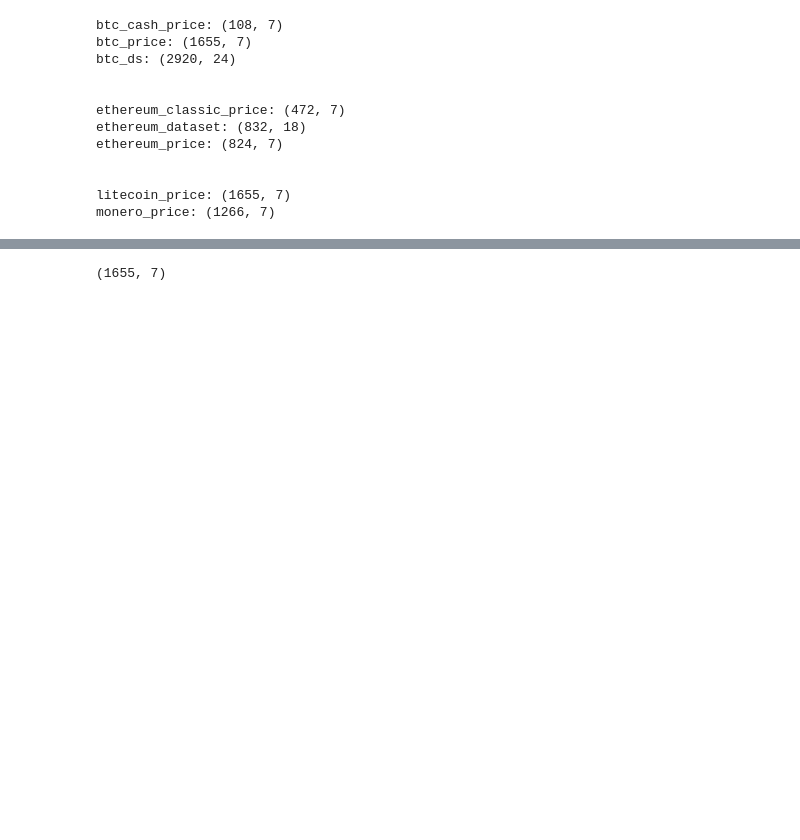
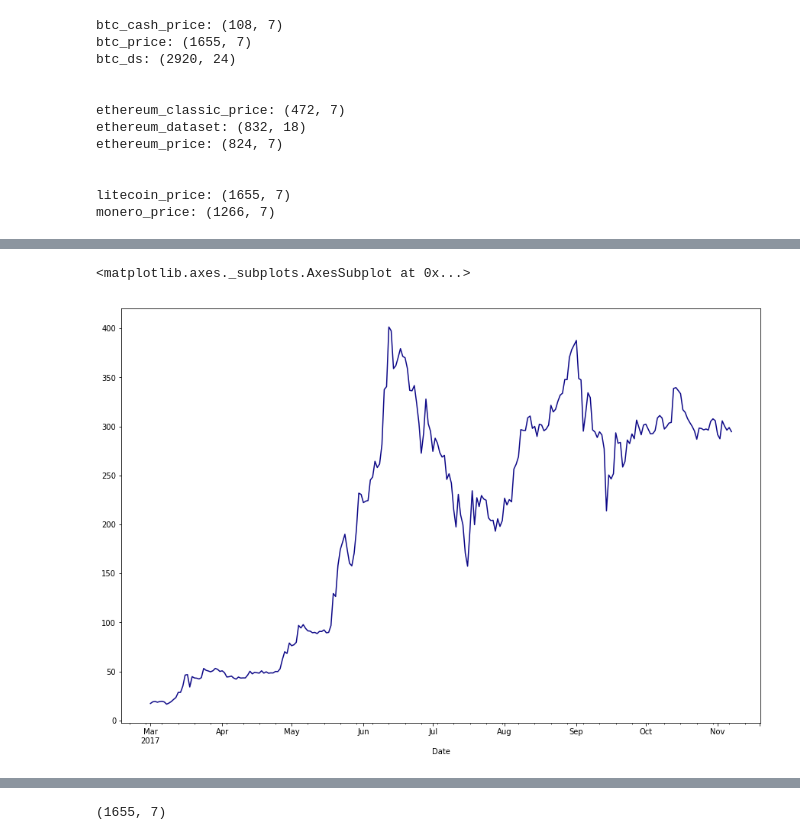
Before and after one commit to mparayil/Forecasting-Cryptocurrency-Prices, a Jupyter notebook: Capstone - Part 2.ipynb, the cells around one changed output, grey strips where cells are left out. Cells and saved outputs as stored; diff of their text form; code cells hidden in the pictures; blank space fills up the shorter version.

```diff
--- a/Capstone - Part 2.ipynb
+++ b/Capstone - Part 2.ipynb
@@ -90,0 +105,5 @@ monero_price: (1266, 7)
+# %%
+ethereum_price.head()
+ethereum_price['Date'] = pd.to_datetime(ethereum_price['Date'])
+ethereum_price = ethereum_price.sort_values('Date')
+ethereum_price.set_index('Date', inplace=True)
@@ -90,0 +130,5 @@ monero_price: (1266, 7)
+# %%
+ethereum_price['Close']['2017-03-01':].plot(figsize=(15,10), colormap='plasma')
+# %% [output]
+<matplotlib.axes._subplots.AxesSubplot at 0x...>
+[figure, added]
```
Also changed, not shown: parts of 22 cells of this notebook.
